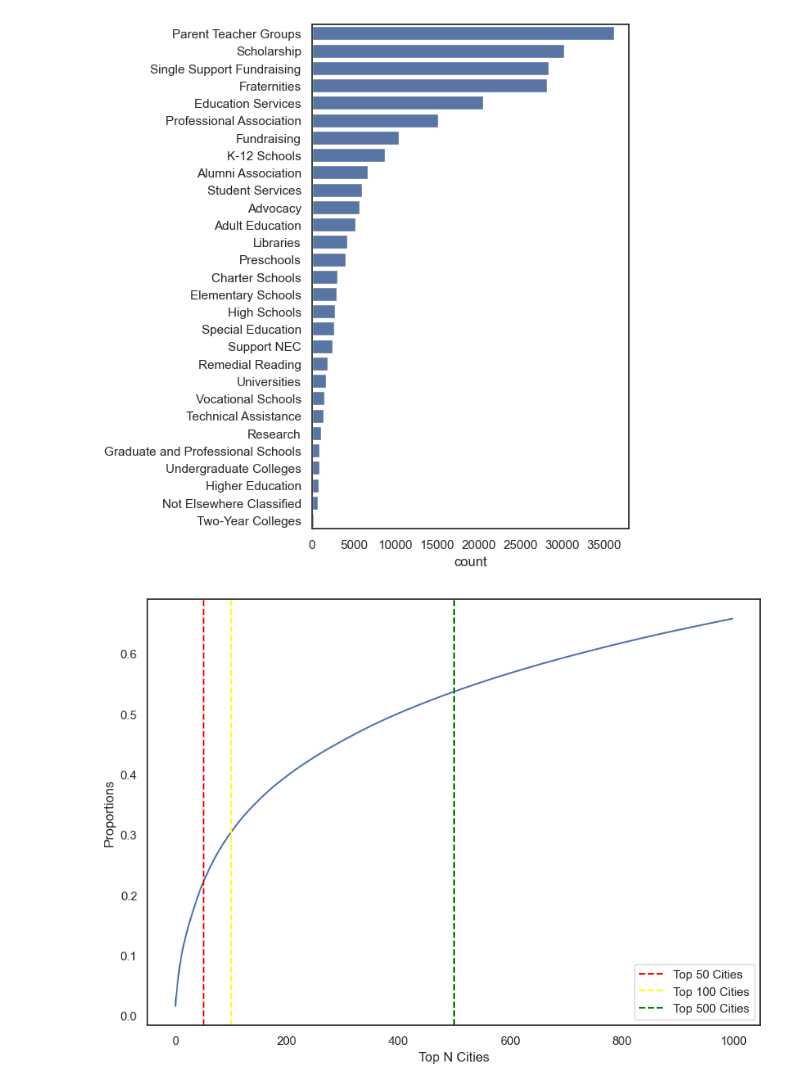
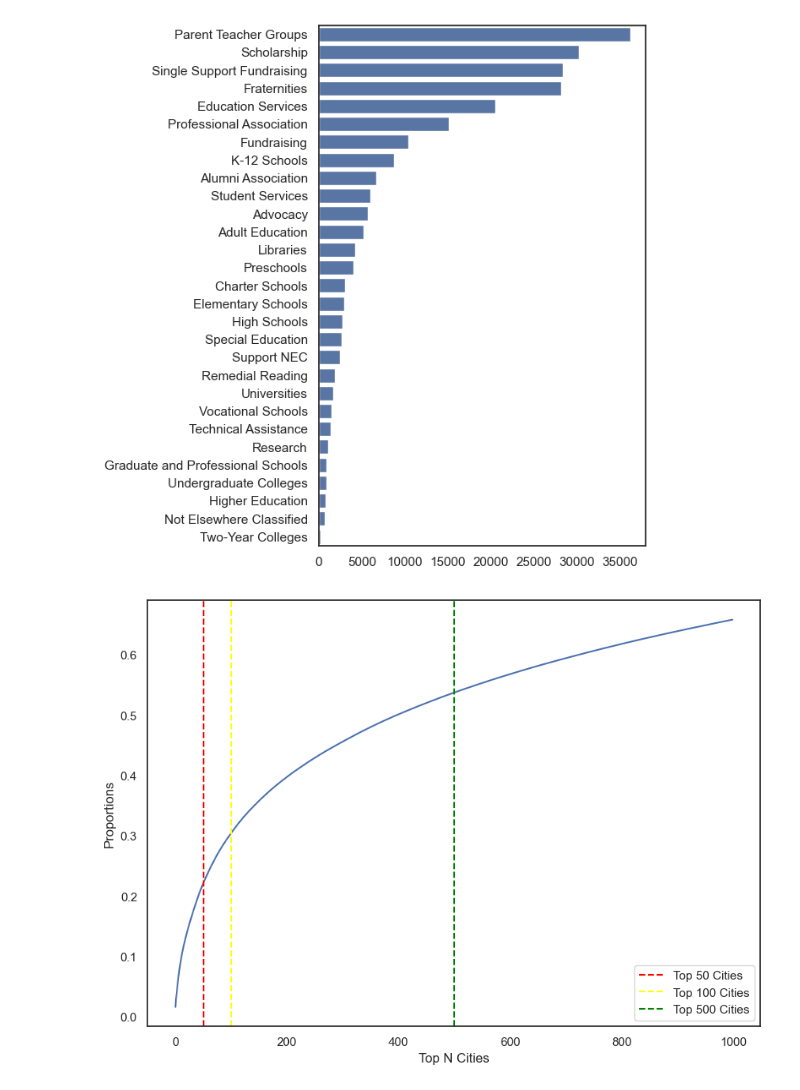
Before and after one commit to daniellancet/Ed_Org_Ecology, a Jupyter notebook: Code/New_Proj_EDA/Week_7_Tasks.ipynb, the cells around one changed output. Saved outputs shown, nothing was run; the diff lists cells and outputs as text; code cells hidden in the pictures.

Commit message:
Updated Visualizations

```diff
--- a/Code/New_Proj_EDA/Week_7_Tasks.ipynb
+++ b/Code/New_Proj_EDA/Week_7_Tasks.ipynb
@@ -11,9 +11,10 @@ df_cleaned = pd.read_csv("/Users/daniellancet/Desktop/Edu_Org_Eco/Data/cleaned.c
 # %%
 plt.figure(figsize = (5, 8))
 sns.barplot(df_cleaned["Main_Category"].value_counts(), orient='h');
+plt.xlabel("")
 plt.ylabel("");
 # %% [output]
-[figure, old version]
+[figure, new version]
 # %%
 def city_longtail_visualized(df, year = None):
     if year is not None:
```
Also changed, not shown: parts of 7 cells of this notebook.
